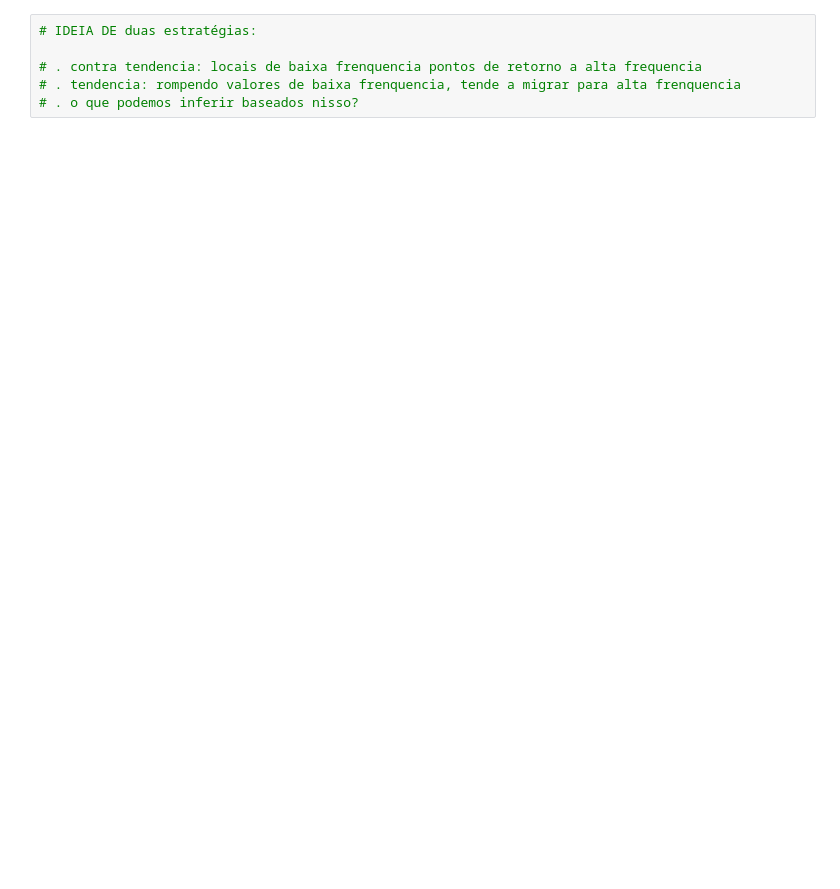
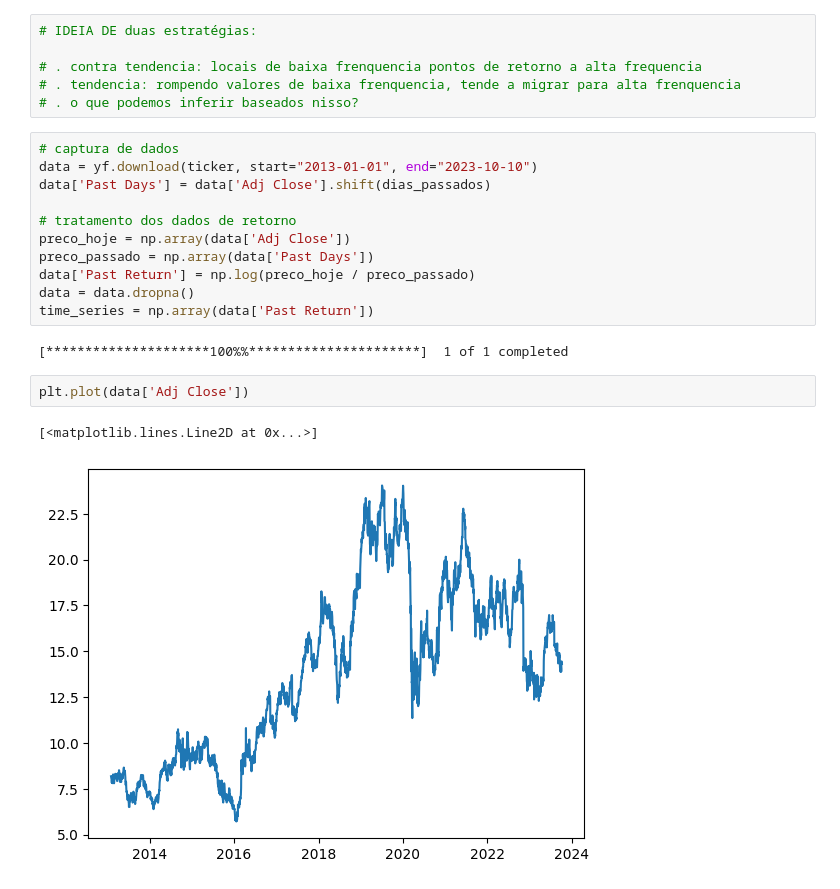
Before and after one commit to gassuncao27/quant_research_2023, a Jupyter notebook: senoides_seriestemporais.ipynb, the cells around one changed output. Saved outputs shown, nothing was run; the diff lists cells and outputs as text; blank space fills up the shorter version.

```diff
--- a/senoides_seriestemporais.ipynb
+++ b/senoides_seriestemporais.ipynb
@@ -103,3 +131,21 @@ plt.show()
 # . contra tendencia: locais de baixa frenquencia pontos de retorno a alta frequencia
 # . tendencia: rompendo valores de baixa frenquencia, tende a migrar para alta frenquencia
 # . o que podemos inferir baseados nisso?
+# %%
+# captura de dados
+data = yf.download(ticker, start="2013-01-01", end="2023-10-10")
+data['Past Days'] = data['Adj Close'].shift(dias_passados)
+
+# tratamento dos dados de retorno
+preco_hoje = np.array(data['Adj Close'])
+preco_passado = np.array(data['Past Days'])
+data['Past Return'] = np.log(preco_hoje / preco_passado)
+data = data.dropna()
+time_series = np.array(data['Past Return'])
+# %% [output]
+[*********************100%%**********************]  1 of 1 completed
+# %%
+plt.plot(data['Adj Close'])
+# %% [output]
+[<matplotlib.lines.Line2D at 0x...>]
+[figure, added]
```
Also changed, not shown: parts of 18 cells of this notebook.
